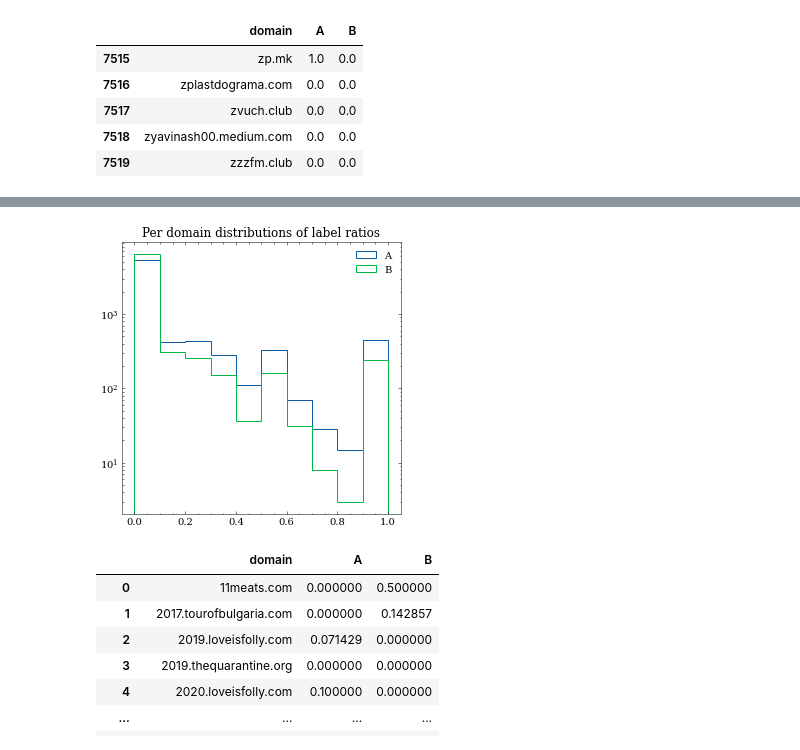
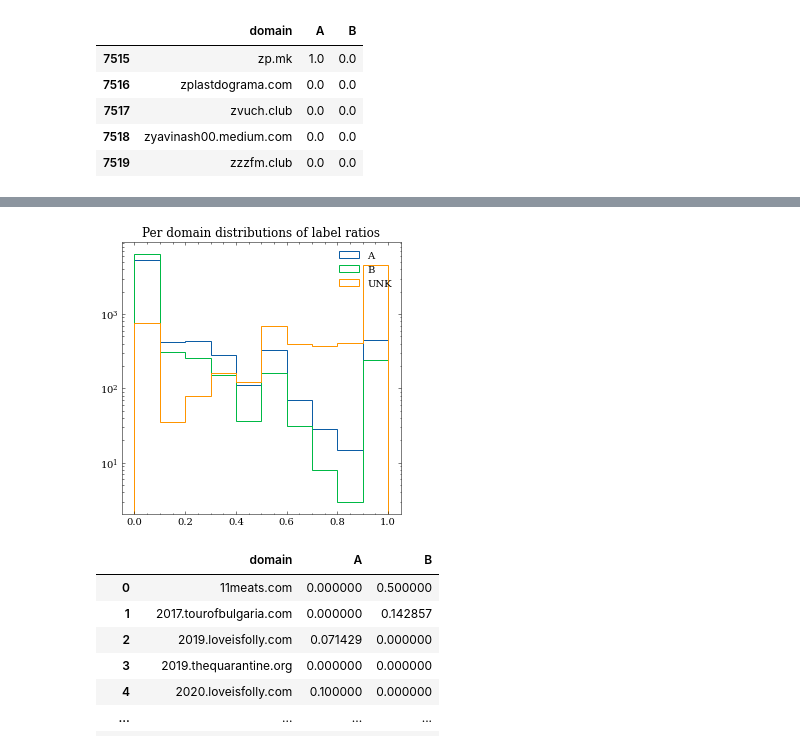
Before and after one commit to 5roop/task7, a Jupyter notebook: 8_eval_on_tmx_files.ipynb, the cells around one changed output, grey strips where cells are left out. Cells and saved outputs as stored; diff of their text form; code cells hidden in the pictures.

Commit message:
Update plots

```diff
--- a/8_eval_on_tmx_files.ipynb
+++ b/8_eval_on_tmx_files.ipynb
@@ -101,20 +101,27 @@ new_df = pd.DataFrame(
 )
 a_ratio = []
 b_ratio = []
-
+mix_ratio = []
+unk_ratio = []
 for domain in new_df.domain:
     c1 = ndf.domain == domain
     cB = ndf.variant == "B"
     cA = ndf.variant == "A"
-
+    cMIX = ndf.variant == "MIX"
+    cUNK = ndf.variant == "UNK"
     Bs = sum(c1 & cB)
     As = sum(c1 & cA)
+    MIXs = sum(c1 & cMIX)
+    UNKs= sum(c1 & cUNK)
     document_count = sum(c1)
     a_ratio.append(As/document_count)
     b_ratio.append(Bs/document_count)
-
+    mix_ratio.append(MIXs / document_count)
+    unk_ratio.append(UNKs/document_count)
 new_df["A"] = a_ratio
 new_df["B"] = b_ratio
+new_df["MIX"] = mix_ratio
+new_df["UNK"] = unk_ratio
 # %%
 new_df.tail()
 # %% [output]
@@ -140,15 +134,17 @@ plt.show()
 # %%
 #plt.hist([new_df.A, new_df.B], bins=10, stacked=True, density=True)
 plt.figure(figsize=(5,5))
 plt.hist(new_df.A, bins=10, stacked=False, density=False, histtype="step", label="A")
 plt.hist(new_df.B, bins=10, stacked=False, density=False, histtype="step", label="B")
+#plt.hist(new_df.MIX, bins=10, stacked=False, density=False, histtype="step", label="MIX")
+plt.hist(new_df.UNK, bins=10, stacked=False, density=False, histtype="step", label="UNK")
 plt.legend()
 plt.semilogy()
 plt.title("Per domain distributions of label ratios")
 plt.savefig("images/8_per_domain_distributions.png")
 plt.show()
 # %% [output]
-[figure, old version]
+[figure, new version]
 # %%
 new_df
 # %% [output]
```
Also changed, not shown: parts of 1 cell of this notebook, 1 other file.
